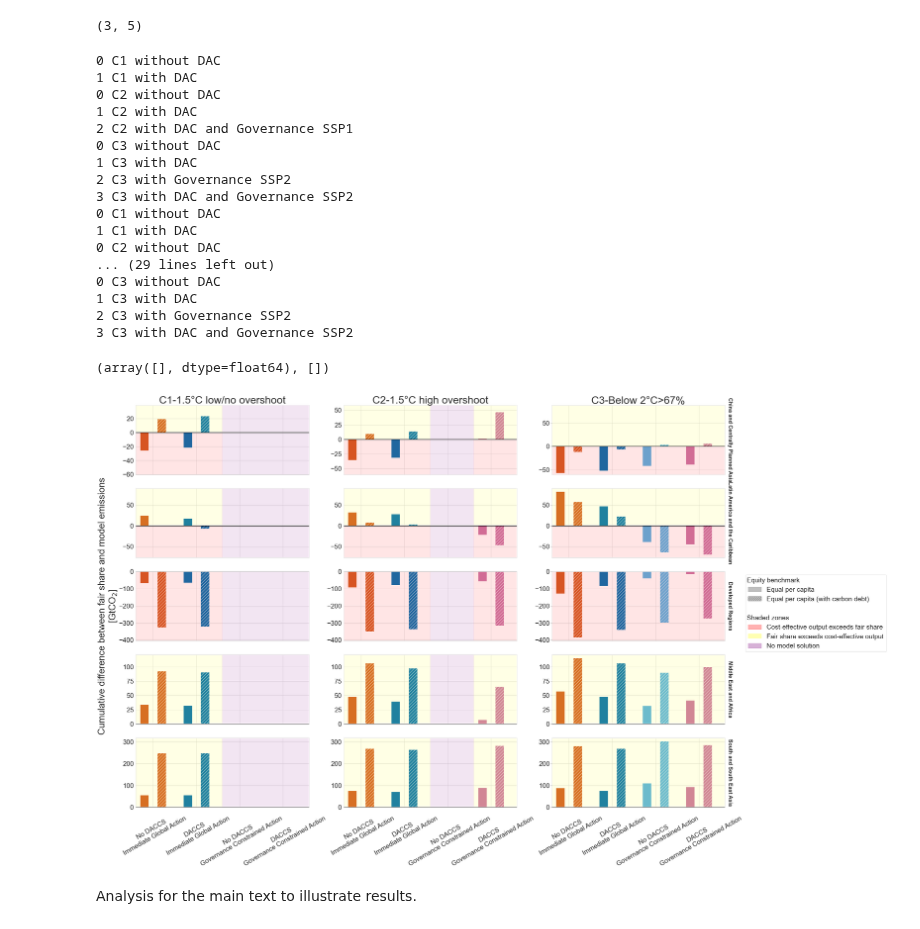
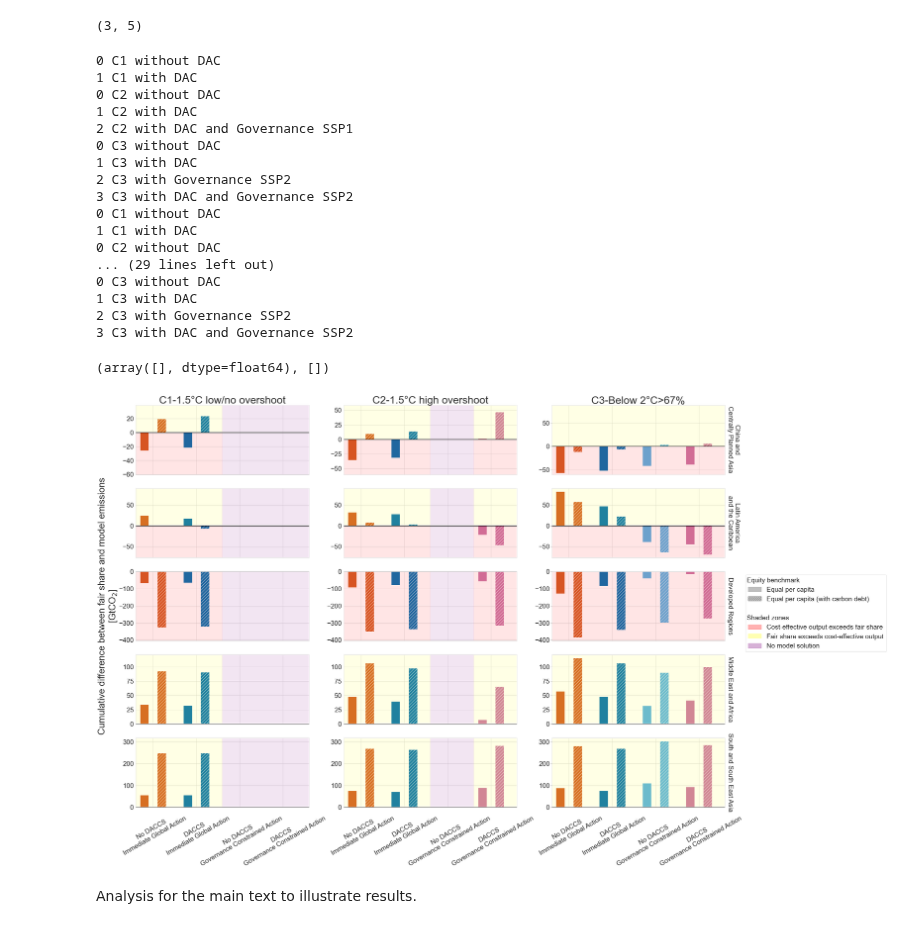
Before and after one commit to iiasa/gidden_brutschin_et_al_2023, a Jupyter notebook: figures/equity/01_make_figure_8.ipynb, the cells around one changed output. Cells and saved outputs as stored; diff of their text form; code cells hidden in the pictures.

Commit message:
tweaks to equity figure labels

```diff
--- a/figures/equity/01_make_figure_8.ipynb
+++ b/figures/equity/01_make_figure_8.ipynb
@@ -67,9 +67,9 @@ labels = {
 }
 region_titles = {
     'Developed': 'Developed Regions',
-    'Latin America': 'Latin America and the Caribbean',
+    'Latin America': 'Latin America\nand the Caribbean',
     'Africa': 'Middle East and Africa',
-    'China': 'China and Centrally Planned Asia',
+    'China': 'China and\nCentrally Planned Asia',
     'Asia': 'South and South East Asia'
 }
 # %% [markdown]
@@ -265,9 +265,10 @@ for i, region in enumerate(data['region'].unique()):
                 region_titles[region]
             ),
         rotation=270,
-        fontweight='bold',
-        labelpad=25,
-        fontsize=20
+#        fontweight='bold',
+        labelpad=5,
+        fontsize=25,
+        verticalalignment='bottom',
     )
     ax2.grid(False)
     ax2.set_yticks([])
@@ -285,34 +286,34 @@ legend_handles = [
 ]
 leg = ax[2,2].legend(handles=legend_handles, bbox_to_anchor=(1.1, 1), ncol=1, prop={'size': 25})
 
 # Thanks: https://stackoverflow.com/questions/24787041/multiple-titles-in-legend-in-matplotlib
 for item, label in zip(leg.legendHandles, leg.texts):
     if label._text  in ['Equity benchmark', 'Shaded zones']:
         width=item.get_window_extent(fig.canvas.get_renderer()).width
         label.set_ha('left')
         label.set_position((-1.5*width,0))
 
 plt.yticks(fontsize=20)
 # %% [output]
 0 C1 without DAC
 1 C1 with DAC
 0 C2 without DAC
 1 C2 with DAC
 2 C2 with DAC and Governance SSP1
 0 C3 without DAC
 1 C3 with DAC
 2 C3 with Governance SSP2
 3 C3 with DAC and Governance SSP2
 0 C1 without DAC
 1 C1 with DAC
 0 C2 without DAC
 ... (29 lines left out)
 0 C3 without DAC
 1 C3 with DAC
 2 C3 with Governance SSP2
 3 C3 with DAC and Governance SSP2
 (array([], dtype=float64), [])
-[figure, old version]
+[figure, new version]
 # %%
 fig.savefig(
     '../files/fig8.svg',
```
